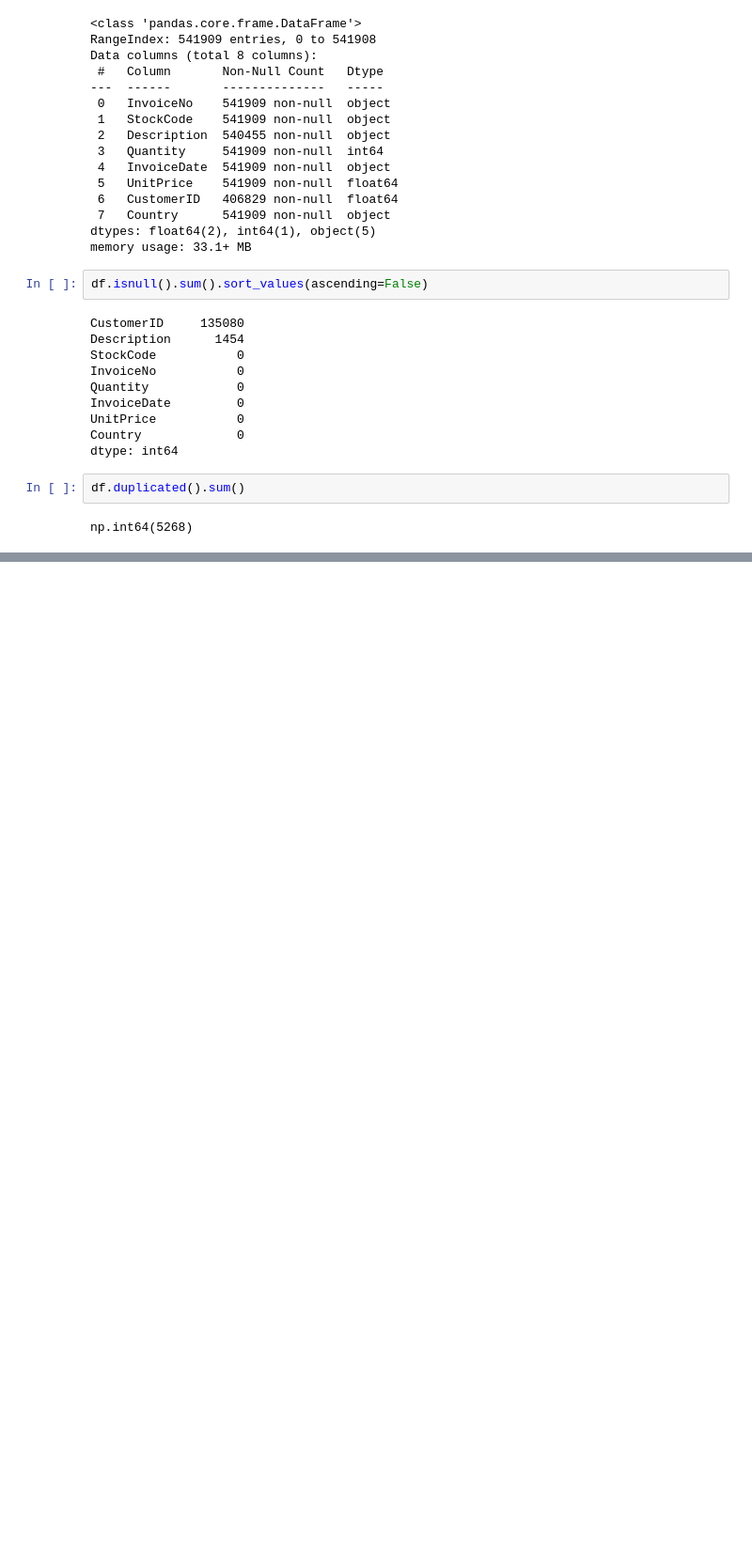
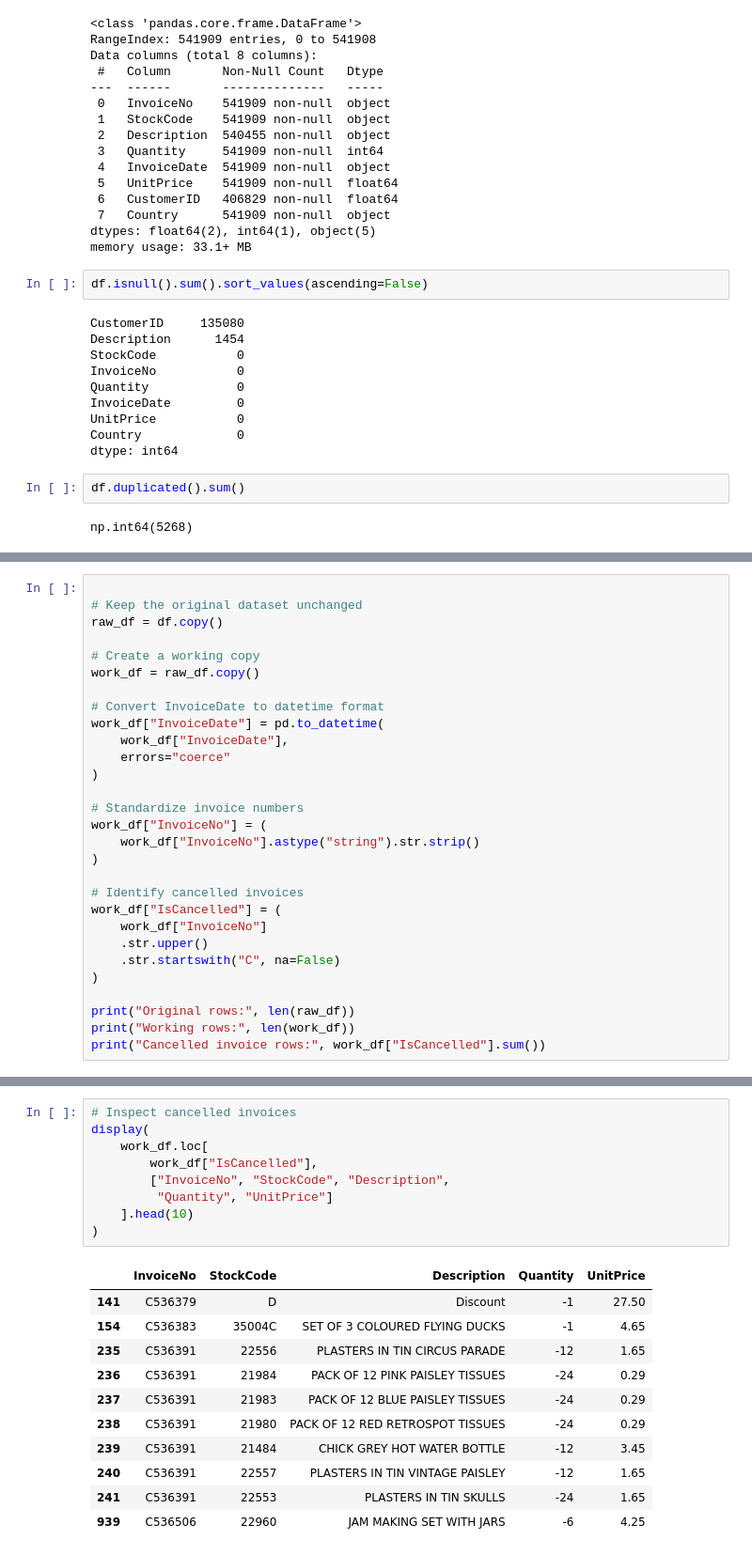
Before and after one commit to sahelsepehri/data-analysis-portfolio, a Jupyter notebook: ecommerce-sales-analysis/notebooks/E-commerce Sales Performance Analysis.ipynb, the cells around one changed output, grey strips where cells are left out. Shown at 94% size. Cells and saved outputs as stored; diff of their text form; blank space fills up the shorter version.

```diff
--- a/ecommerce-sales-analysis/notebooks/E-commerce Sales Performance Analysis.ipynb
+++ b/ecommerce-sales-analysis/notebooks/E-commerce Sales Performance Analysis.ipynb
@@ -63,0 +74,29 @@ df.describe().T
+# %%
+
+# Keep the original dataset unchanged
+raw_df = df.copy()
+
+# Create a working copy
+work_df = raw_df.copy()
+
+# Convert InvoiceDate to datetime format
+work_df["InvoiceDate"] = pd.to_datetime(
+    work_df["InvoiceDate"],
+    errors="coerce"
+)
+
+# Standardize invoice numbers
+work_df["InvoiceNo"] = (
+    work_df["InvoiceNo"].astype("string").str.strip()
+)
+
+# Identify cancelled invoices
+work_df["IsCancelled"] = (
+    work_df["InvoiceNo"]
+    .str.upper()
+    .str.startswith("C", na=False)
+)
+
+print("Original rows:", len(raw_df))
+print("Working rows:", len(work_df))
+print("Cancelled invoice rows:", work_df["IsCancelled"].sum())
@@ -63,0 +136,21 @@ df.describe().T
+# %%
+# Inspect cancelled invoices
+display(
+    work_df.loc[
+        work_df["IsCancelled"],
+        ["InvoiceNo", "StockCode", "Description",
+         "Quantity", "UnitPrice"]
+    ].head(10)
+)
+# %% [output]
+|  | InvoiceNo | StockCode | Description | Quantity | UnitPrice |
+| 141 | C536379 | D | Discount | -1 | 27.50 |
+| 154 | C536383 | 35004C | SET OF 3 COLOURED FLYING DUCKS | -1 | 4.65 |
+| 235 | C536391 | 22556 | PLASTERS IN TIN CIRCUS PARADE | -12 | 1.65 |
+| 236 | C536391 | 21984 | PACK OF 12 PINK PAISLEY TISSUES | -24 | 0.29 |
+| 237 | C536391 | 21983 | PACK OF 12 BLUE PAISLEY TISSUES | -24 | 0.29 |
+| 238 | C536391 | 21980 | PACK OF 12 RED RETROSPOT TISSUES | -24 | 0.29 |
+| 239 | C536391 | 21484 | CHICK GREY HOT WATER BOTTLE | -12 | 3.45 |
+| 240 | C536391 | 22557 | PLASTERS IN TIN VINTAGE PAISLEY | -12 | 1.65 |
+| 241 | C536391 | 22553 | PLASTERS IN TIN SKULLS | -24 | 1.65 |
+| 939 | C536506 | 22960 | JAM MAKING SET WITH JARS | -6 | 4.25 |
```
Also changed, not shown: parts of 11 cells of this notebook.
